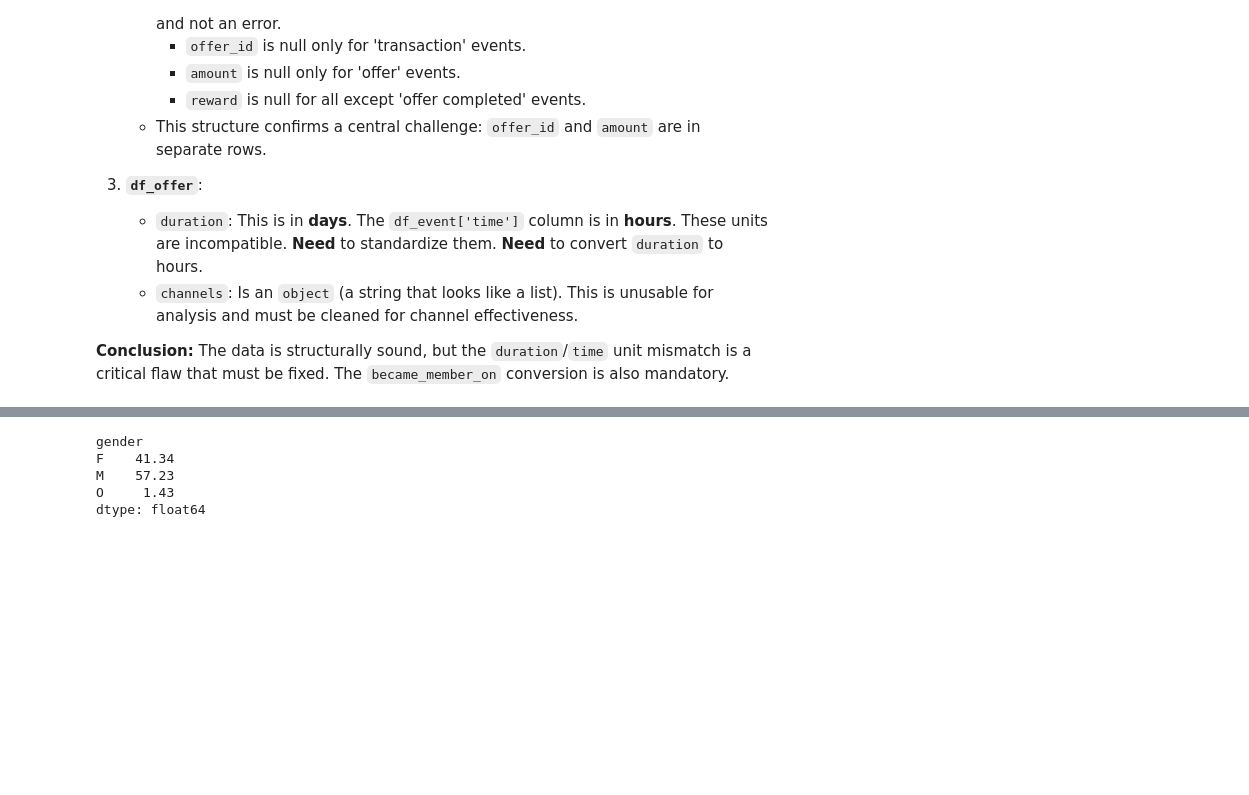
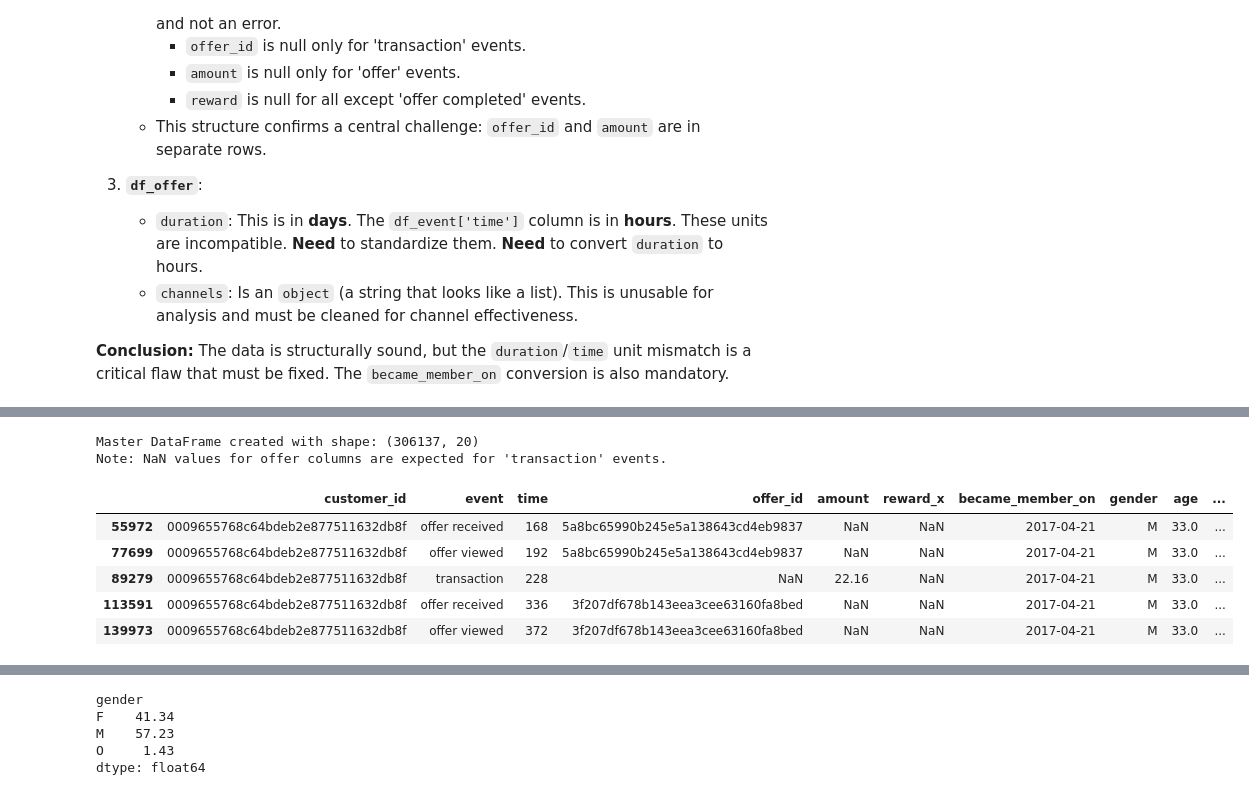
Before and after one commit to irfanzim/Python-Maven-Rewards-Challenge, a Jupyter notebook: Final Analysis.ipynb, the cells around one changed output, grey strips where cells are left out. Saved outputs shown, nothing was run; the diff lists cells and outputs as text; code cells hidden in the pictures; blank space fills up the shorter version.

```diff
--- a/Final Analysis.ipynb
+++ b/Final Analysis.ipynb
@@ -244,0 +306,16 @@ Name: count, dtype: int64
+# %%
+# Sort chronologically for each customer. This is crucial for the iteration logic.
+df_master = df_master.sort_values(['customer_id', 'time'])
+# %%
+print(f"Master DataFrame created with shape: {df_master.shape}")
+print("Note: NaN values for offer columns are expected for 'transaction' events.")
+df_master.head()
+# %% [output]
+Master DataFrame created with shape: (306137, 20)
+Note: NaN values for offer columns are expected for 'transaction' events.
+|  | customer_id | event | time | offer_id | amount | reward_x | became_member_on | gender | age | ... |
+| 55972 | 0009655768c64bdeb2e877511632db8f | offer received | 168 | 5a8bc65990b245e5a138643cd4eb9837 | NaN | NaN | 2017-04-21 | M | 33.0 | ... |
+| 77699 | 0009655768c64bdeb2e877511632db8f | offer viewed | 192 | 5a8bc65990b245e5a138643cd4eb9837 | NaN | NaN | 2017-04-21 | M | 33.0 | ... |
+| 89279 | 0009655768c64bdeb2e877511632db8f | transaction | 228 | NaN | 22.16 | NaN | 2017-04-21 | M | 33.0 | ... |
+| 113591 | 0009655768c64bdeb2e877511632db8f | offer received | 336 | 3f207df678b143eea3cee63160fa8bed | NaN | NaN | 2017-04-21 | M | 33.0 | ... |
+| 139973 | 0009655768c64bdeb2e877511632db8f | offer viewed | 372 | 3f207df678b143eea3cee63160fa8bed | NaN | NaN | 2017-04-21 | M | 33.0 | ... |
```
Also changed, not shown: parts of 34 cells of this notebook.
